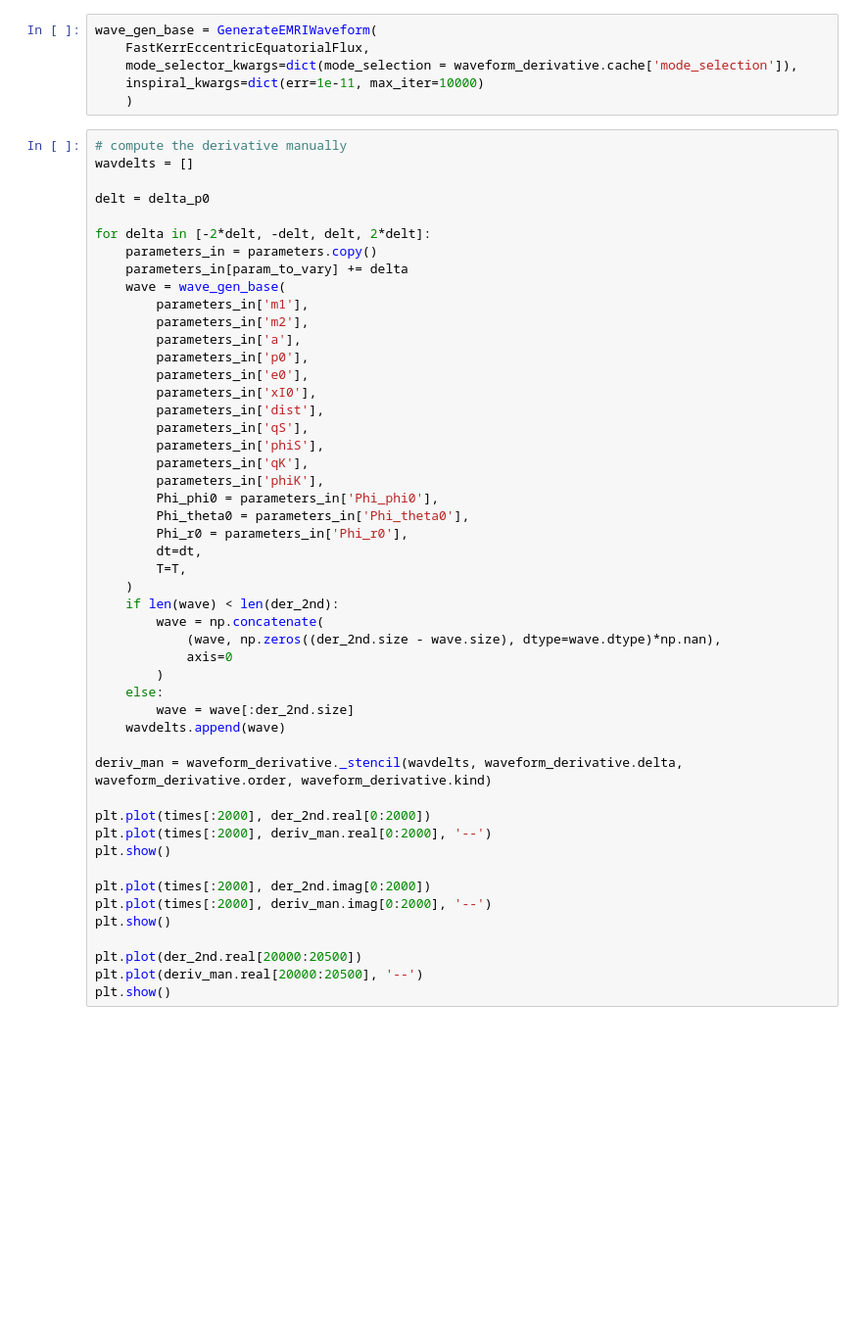
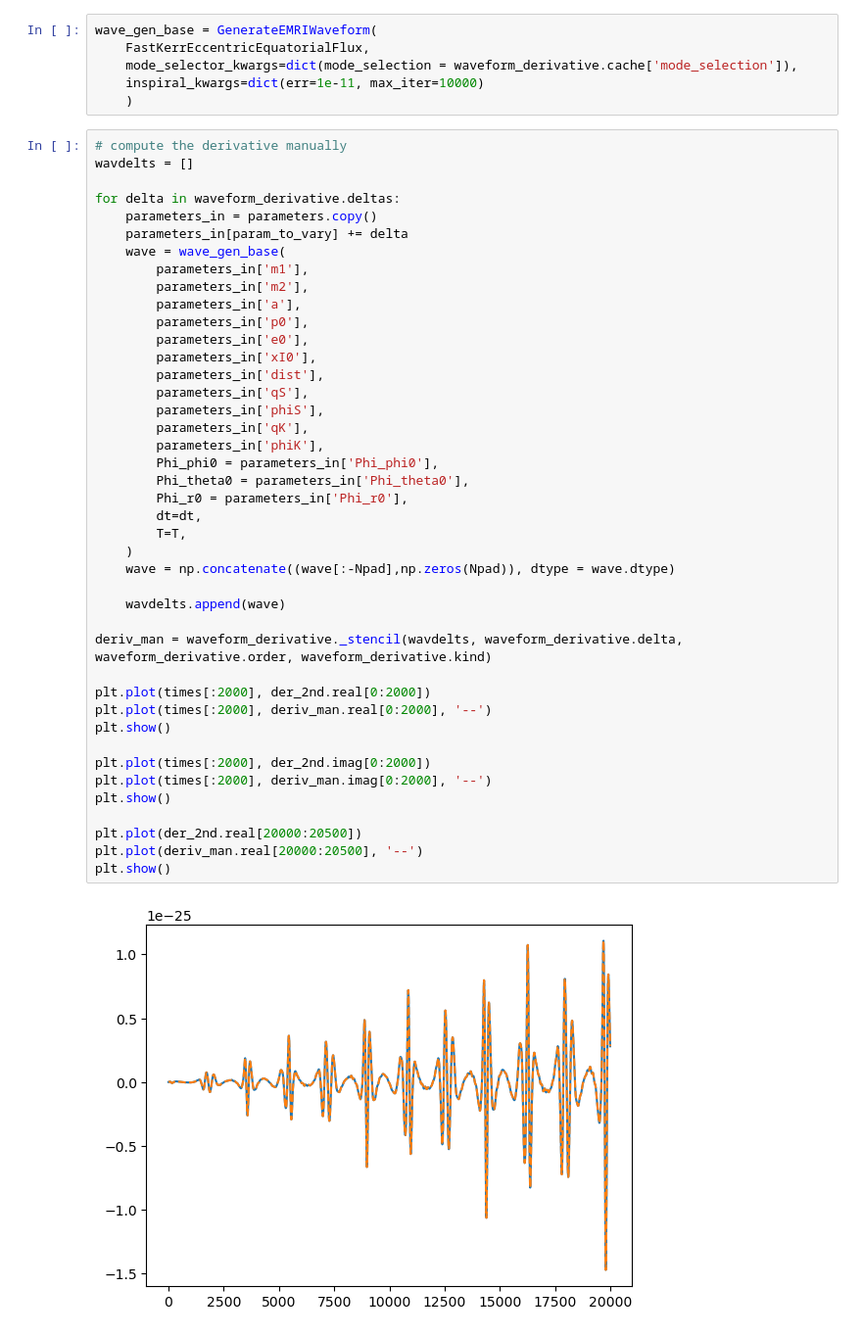
Before and after one commit to perturber/StableEMRIFisher, a Jupyter notebook: StableEMRIDerivative_FEW2April.ipynb, the cells around one changed output. Shown: that part at 98% size. Saved outputs shown, nothing was run; the diff lists cells and outputs as text; blank space fills up the shorter version.

```diff
--- a/StableEMRIDerivative_FEW2April.ipynb
+++ b/StableEMRIDerivative_FEW2April.ipynb
@@ -675,9 +732,7 @@ wave_gen_base = GenerateEMRIWaveform(
 # compute the derivative manually
 wavdelts = []
 
-delt = delta_p0
-
-for delta in [-2*delt, -delt, delt, 2*delt]:
+for delta in waveform_derivative.deltas:
     parameters_in = parameters.copy()
     parameters_in[param_to_vary] += delta
     wave = wave_gen_base(
@@ -686,37 +741,34 @@ for delta in [-2*delt, -delt, delt, 2*delt]:
         parameters_in['a'],
         parameters_in['p0'],
         parameters_in['e0'],
         parameters_in['xI0'],
         parameters_in['dist'],
         parameters_in['qS'],
         parameters_in['phiS'],
         parameters_in['qK'],
         parameters_in['phiK'],
         Phi_phi0 = parameters_in['Phi_phi0'],
         Phi_theta0 = parameters_in['Phi_theta0'],
         Phi_r0 = parameters_in['Phi_r0'],
         dt=dt,
         T=T,
     )
-    if len(wave) < len(der_2nd):
-        wave = np.concatenate(
-            (wave, np.zeros((der_2nd.size - wave.size), dtype=wave.dtype)*np.nan),
-            axis=0
-        )
-    else:
-        wave = wave[:der_2nd.size]
+    wave = np.concatenate((wave[:-Npad],np.zeros(Npad)), dtype = wave.dtype)
+
     wavdelts.append(wave)
 
 deriv_man = waveform_derivative._stencil(wavdelts, waveform_derivative.delta, waveform_derivative.order, waveform_derivative.kind)
 
 plt.plot(times[:2000], der_2nd.real[0:2000])
 plt.plot(times[:2000], deriv_man.real[0:2000], '--')
 plt.show()
 
 plt.plot(times[:2000], der_2nd.imag[0:2000])
 plt.plot(times[:2000], deriv_man.imag[0:2000], '--')
 plt.show()
 
 plt.plot(der_2nd.real[20000:20500])
 plt.plot(deriv_man.real[20000:20500], '--')
 plt.show()
+# %% [output]
+[figure, added]
```
Also changed, not shown: parts of 14 cells of this notebook, 2 other files.
